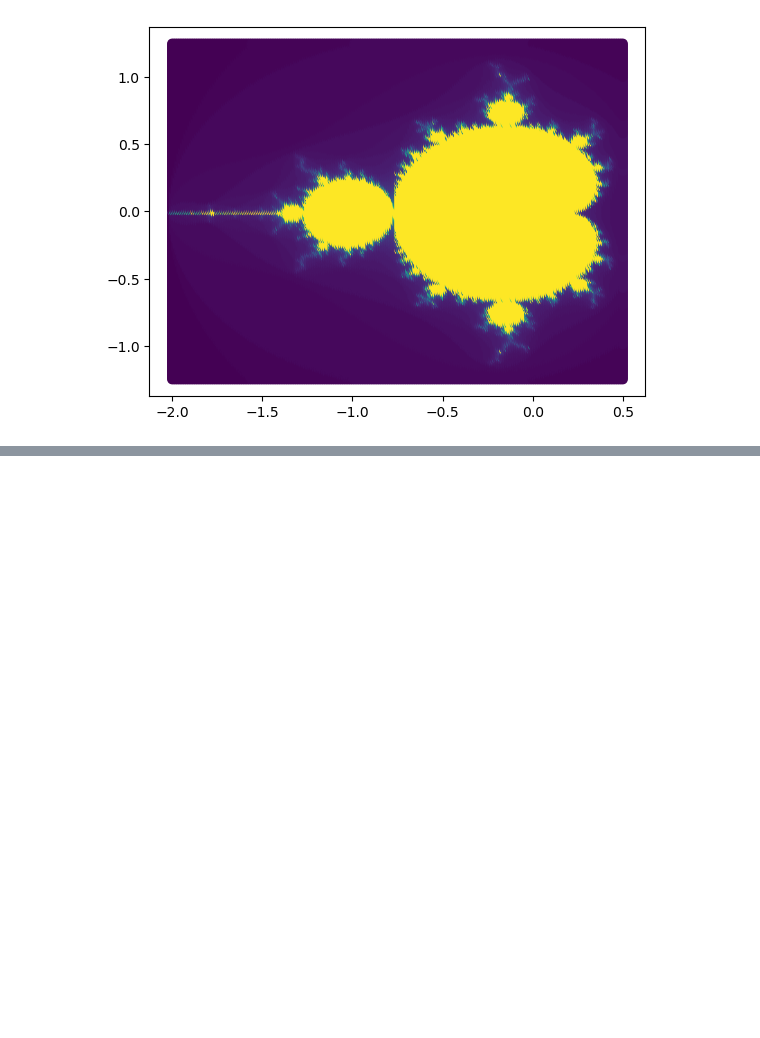
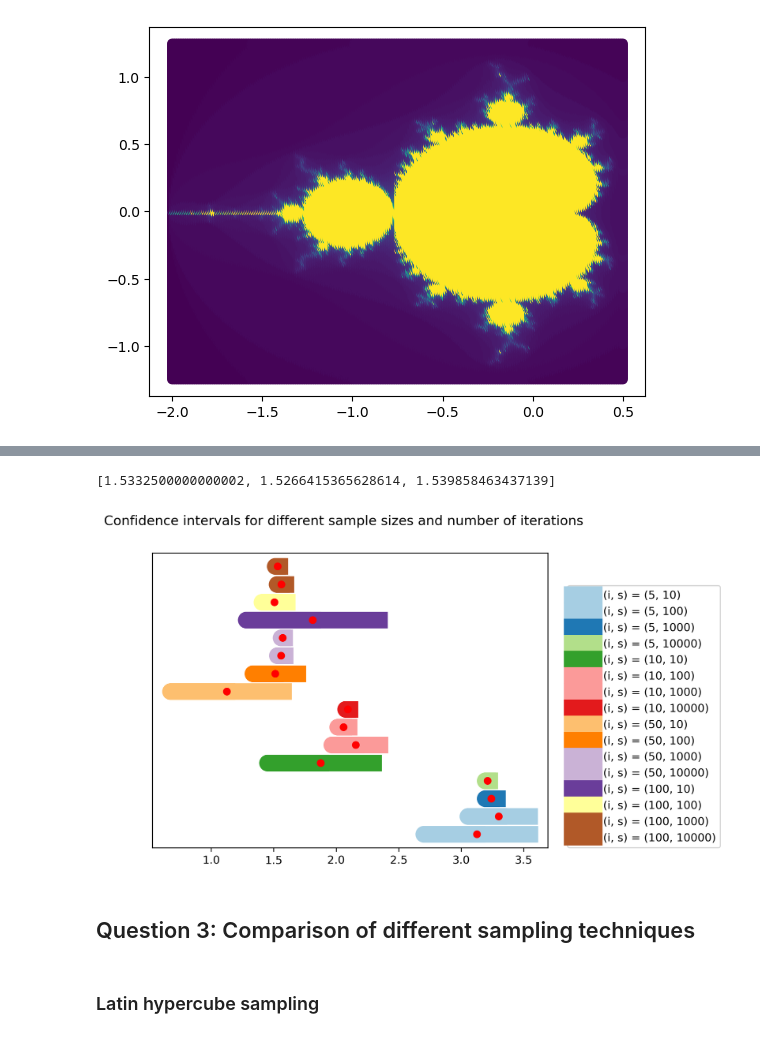
Before and after one commit to AleksSliw/Stochastic-modelling, a Jupyter notebook: Assignment 1.ipynb, the cells around one changed output, grey strips where cells are left out. Drawn from its saved outputs; the diff is of its cells as text; code cells hidden in the pictures; blank space fills up the shorter version.

```diff
--- a/Assignment 1.ipynb
+++ b/Assignment 1.ipynb
@@ -93,3 +101,64 @@ plt.close()
+# %%
+def Confidence_interval(confidence, iterations_CI, iteration_integration, sample_size, xrange, yrange):
+    Confidence_arr = []
+    for iter_CI in range(iterations_CI):
+        Integral = MonteCarlo(iteration_integration, sample_size, xrange, yrange)
+        Confidence_arr.append(Integral)
+    Mean = np.mean(Confidence_arr)
+    S2 = []
+    for iters in range(iterations_CI):
+        S2.append((Confidence_arr[iters]-Mean)**2)
+    s = np.sqrt((1/iterations_CI)*sum(S2))
+    x_neg = Mean - ((confidence*s)/np.sqrt(iterations_CI))
+    x_pos = Mean + ((confidence*s)/np.sqrt(iterations_CI))
+    return [Mean, x_neg, x_pos]
+
+Con = Confidence_interval(1.96, 50, 100, 10000, xrange, yrange)
+print(Con)
+# %% [output]
+[1.5332500000000002, 1.5266415365628614, 1.539858463437139]
+# %%
+iterations_CI = 10
+confidence = 1.96 # this equals a 95% confidence interval
+sample_sizes = [10, 100, 1000, 10000]
+niters = [5, 10, 50, 100]
+Result_arr = []
+
+for iters in niters:
+    for samples in sample_sizes:
+        Interval = Confidence_interval(confidence, iterations_CI, iters, samples, xrange, yrange)
+        length = Interval[2] - Interval[1]
+        Result = [iters, samples, Interval[0], Interval[1], Interval[2], length]
+        Result_arr.append(Result)
+Array = Result_arr
+
+def array_form(length):
+    array_f = []
+    for n in range(0,length):
+        arr = [n/10000]*3
+        array_f.append(arr)
+    return np.array(array_f)
+
+y = array_form(len(Array))
+plt.figure(dpi = 300)
+color = iter(cm.Paired(np.linspace(0, 1, len(Array))))
+for i in range(len(Array)):
+    col0 = next(color)
+    Store = [Array[i][2], Array[i][3], Array[i][4]]
+    y_ax = y[i,:]
+    plt.scatter(Store[0], y_ax[0], color = 'r', zorder=2)
+    plt.plot(Store, y_ax, c = col0, linewidth = '15', zorder=1, label = '(i, s) = {}'.format((Array[i][0], Array[i][1])))
+plt.yticks([])
+plt.legend(loc = (1.05, 0))
+plt.suptitle('Confidence intervals for different sample sizes and number of iterations')
+plt.show()
+plt.close()
+# %% [output]
+[figure, added]
+# %% [markdown]
+## Question 3: Comparison of different sampling techniques
+# %% [markdown]
+### Latin hypercube sampling
 # %%
 #Latin hypercube sampling
 
```
Also changed, not shown: parts of 11 cells of this notebook.
